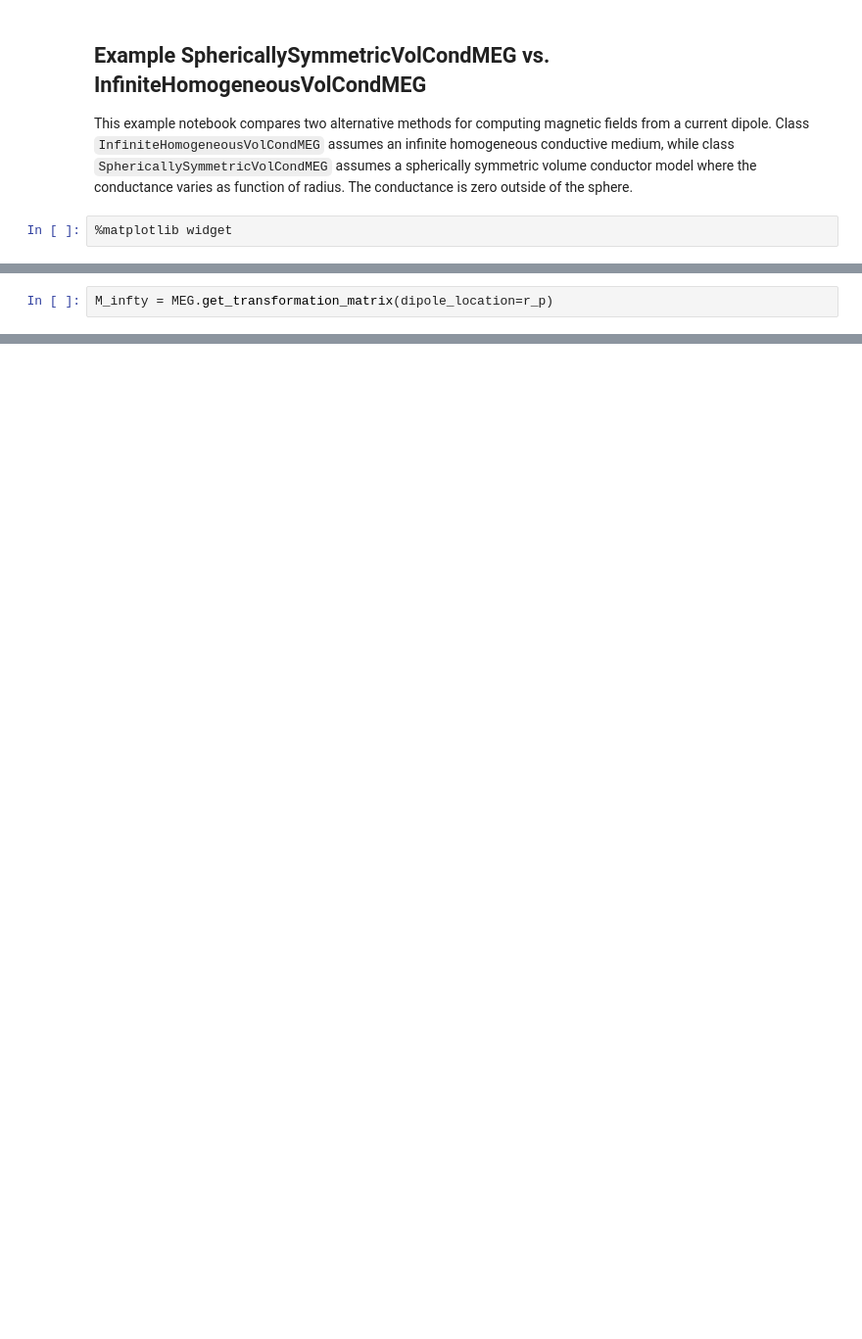
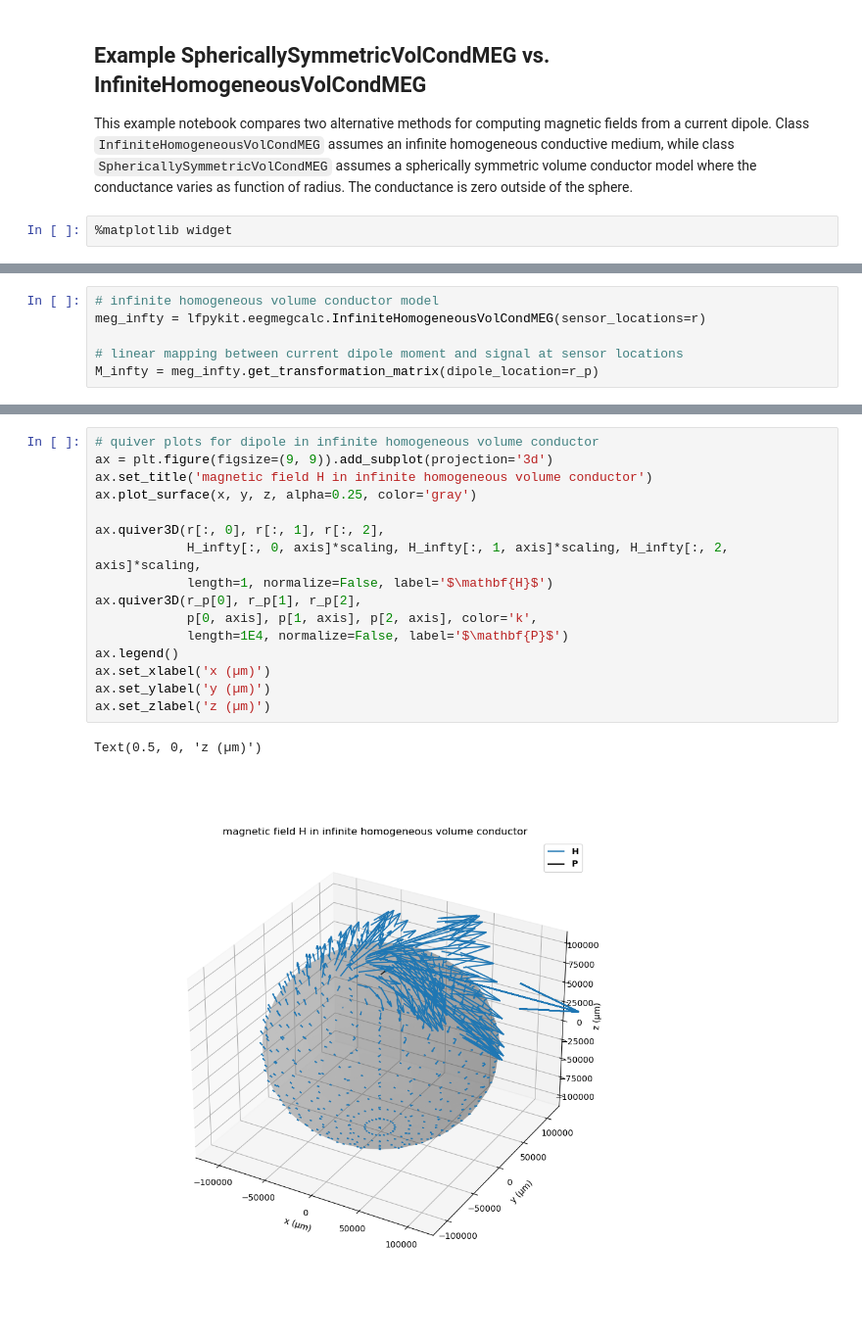
Before and after one commit to LFPy/LFPykit, a Jupyter notebook: examples/Example_SphericallySymmetricVolCondMEG_vs_InfiniteHomogeneousVolCondMEG.ipynb, the cells around one changed output, grey strips where cells are left out. Shown: that part at 98% size. Drawn from its saved outputs; the diff is of its cells as text; blank space fills up the shorter version.

```diff
--- a/examples/Example_SphericallySymmetricVolCondMEG_vs_InfiniteHomogeneousVolCondMEG.ipynb
+++ b/examples/Example_SphericallySymmetricVolCondMEG_vs_InfiniteHomogeneousVolCondMEG.ipynb
@@ -36,3 +34,7 @@ MEG = lfpykit.eegmegcalc.InfiniteHomogeneousVolCondMEG(sensor_locations=r)
 # %%
-M_infty = MEG.get_transformation_matrix(dipole_location=r_p)
+# infinite homogeneous volume conductor model
+meg_infty = lfpykit.eegmegcalc.InfiniteHomogeneousVolCondMEG(sensor_locations=r)
+
+# linear mapping between current dipole moment and signal at sensor locations
+M_infty = meg_infty.get_transformation_matrix(dipole_location=r_p)
 # %%
@@ -76,0 +66,19 @@ Text(0.5, 0, 'z (µm)')
+# %%
+# quiver plots for dipole in infinite homogeneous volume conductor
+ax = plt.figure(figsize=(9, 9)).add_subplot(projection='3d')
+ax.set_title('magnetic field H in infinite homogeneous volume conductor')
+ax.plot_surface(x, y, z, alpha=0.25, color='gray')
+
+ax.quiver3D(r[:, 0], r[:, 1], r[:, 2],
+            H_infty[:, 0, axis]*scaling, H_infty[:, 1, axis]*scaling, H_infty[:, 2, axis]*scaling,
+            length=1, normalize=False, label='$\mathbf{H}$')
+ax.quiver3D(r_p[0], r_p[1], r_p[2],
+            p[0, axis], p[1, axis], p[2, axis], color='k',
+            length=1E4, normalize=False, label='$\mathbf{P}$')
+ax.legend()
+ax.set_xlabel('x (µm)')
+ax.set_ylabel('y (µm)')
+ax.set_zlabel('z (µm)')
+# %% [output]
+Text(0.5, 0, 'z (µm)')
+[figure, new version]
```
Also changed, not shown: parts of 9 cells of this notebook, 2 other files.
